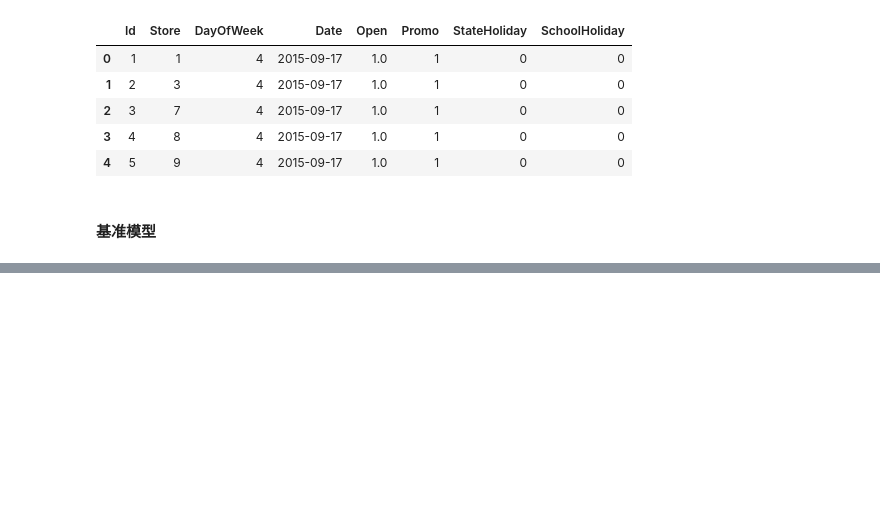
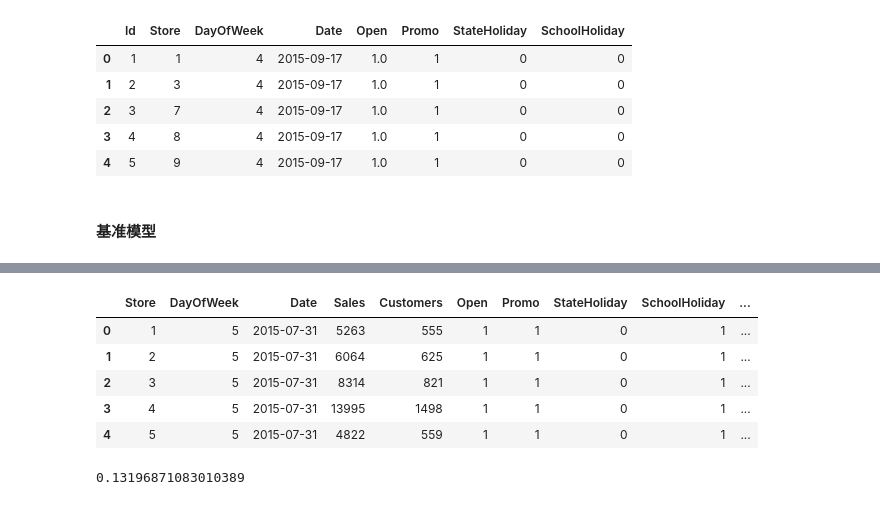
Before and after one commit to Neway6655/machine_learning_udacity, a Jupyter notebook: rossmann_store_sales/data_exploration.ipynb, the cells around one changed output, grey strips where cells are left out. Saved outputs shown, nothing was run; the diff lists cells and outputs as text; code cells hidden in the pictures; blank space fills up the shorter version.

```diff
--- a/rossmann_store_sales/data_exploration.ipynb
+++ b/rossmann_store_sales/data_exploration.ipynb
@@ -229,0 +219,4 @@ memory usage: 914.3 KB
+# %%
+val_df = train_df.loc[train_df['Date'] > '2015-06-18']
+
+val_df.head()
@@ -229,0 +230,11 @@ memory usage: 914.3 KB
+# %%
+val_result = val_df.merge(predict_df, how = 'left', on=['Store', 'DayOfWeek', 'Open', 'Promo'], suffixes=['', '_pred'])
+
+val_result.head()
+# %% [output]
+|  | Store | DayOfWeek | Date | Sales | Customers | Open | Promo | StateHoliday | SchoolHoliday | ... |
+| 0 | 1 | 5 | 2015-07-31 | 5263 | 555 | 1 | 1 | 0 | 1 | ... |
+| 1 | 2 | 5 | 2015-07-31 | 6064 | 625 | 1 | 1 | 0 | 1 | ... |
+| 2 | 3 | 5 | 2015-07-31 | 8314 | 821 | 1 | 1 | 0 | 1 | ... |
+| 3 | 4 | 5 | 2015-07-31 | 13995 | 1498 | 1 | 1 | 0 | 1 | ... |
+| 4 | 5 | 5 | 2015-07-31 | 4822 | 559 | 1 | 1 | 0 | 1 | ... |
@@ -230,3 +254,7 @@ memory usage: 914.3 KB
+# %%
+val_rmspe = rmspe(val_result['Sales_pred'].values, val_result['Sales'].values)
+# %% [output]
+0.13196871083010389
 # %%
 test_df = test_df.fillna(0)
 
```
Also changed, not shown: parts of 14 cells of this notebook, 9 other files.
